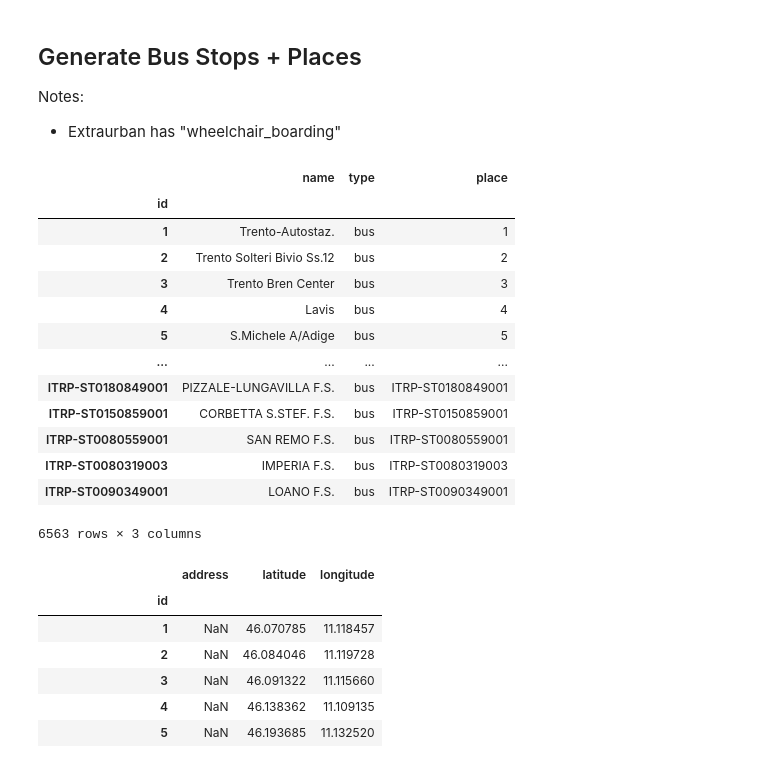
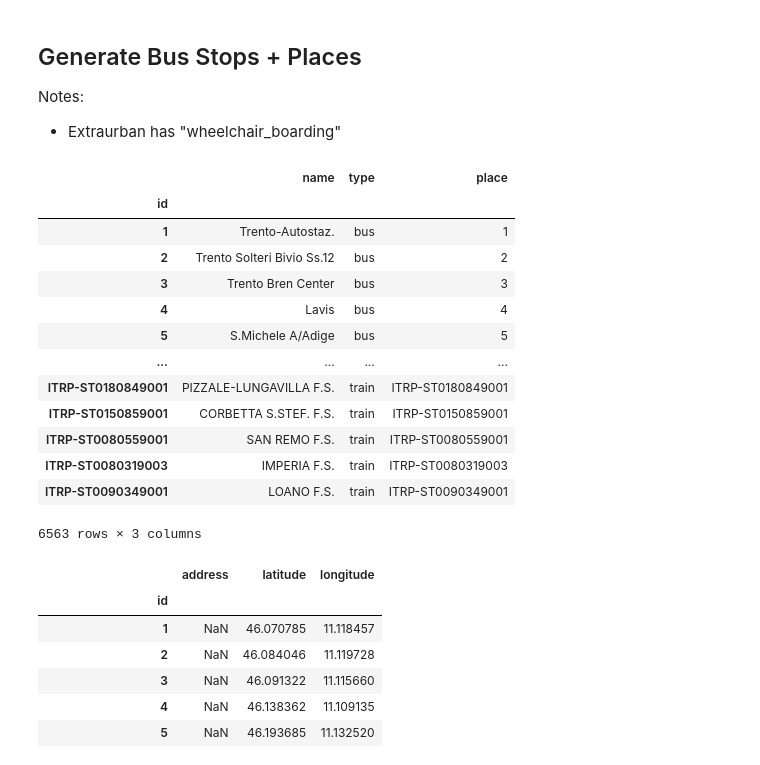
Before and after one commit to ThomasPasquali/Transportation-Education-Facilities, a Jupyter notebook: Phase 2 - Information Gathering/Code Libraries/parser.ipynb, the cells around one changed output. Drawn from its saved outputs; the diff is of its cells as text; code cells hidden in the pictures.

```diff
--- a/Phase 2 - Information Gathering/Code Libraries/parser.ipynb
+++ b/Phase 2 - Information Gathering/Code Libraries/parser.ipynb
@@ -107,11 +109,12 @@ The calendar_dates.txt table explicitly activates or disables service by date.
 # %%
-CALENDAR_EXCEPTIONS_COLS = ['service', 'date', 'type']
+CALENDAR_EXCEPTIONS_COLS = ['date', 'type']
 calendar_exceptions = pd.DataFrame(columns=CALENDAR_EXCEPTIONS_COLS)
 
 for folder in FOLDERS:
   df = DFS[f'{folder}_calendar_dates'].copy()
   # p(df)
-  df.rename(columns={'service_id': 'service', 'exception_type': 'type'}, inplace=True)
+  df.rename(columns={'service_id': 'id', 'exception_type': 'type'}, inplace=True)
+  df.set_index('id', inplace=True)
   calendar_exceptions = pd.concat([calendar_exceptions, df])
 
 # if not calendar_exceptions.index.is_unique:
@@ -145,45 +148,48 @@ PLACES_COLS = ['address', 'latitude', 'longitude']
 places = pd.DataFrame(columns=PLACES_COLS)
 
 STOPS_COLS = ['name', 'type', 'place']
-bus_stops = pd.DataFrame(columns=STOPS_COLS)
+stops = pd.DataFrame(columns=STOPS_COLS)
 
 for folder in FOLDERS:
   df = DFS[f'{folder}_stops'].copy()
   df['stop_id'] = df['stop_id'].astype(str)
   df.drop(columns=['stop_code', 'stop_desc', 'zone_id'], inplace=True, errors='ignore')
   df.rename(columns={'stop_id': 'id'}, inplace=True)
   df['place'] = df['id']
   df.set_index('id', inplace=True)
 
+  stop_type = 'bus'
+  if folder.startswith('trenitalia'):
+    stop_type = 'train'
   df_stops = df[['stop_name', 'place']].copy()
   df_stops.rename(columns={'stop_name': 'name'}, inplace=True)
-  df_stops = df_stops.assign(type='bus')
+  df_stops = df_stops.assign(type=stop_type)
 
   df_places = df[['stop_lat', 'stop_lon']].copy()
   df_places.rename(columns={'stop_lat': 'latitude', 'stop_lon': 'longitude'}, inplace=True)
   # p(df, df_places, df_stops)
 
   places = pd.concat([places.astype(df_places.dtypes), df_places])
-  bus_stops = pd.concat([bus_stops.astype(df_stops.dtypes), df_stops])
+  stops = pd.concat([stops.astype(df_stops.dtypes), df_stops])
 
 places.index.set_names('id', inplace=True)
-bus_stops.index.set_names('id', inplace=True)
+stops.index.set_names('id', inplace=True)
 
-bus_stops
+stops
 # %% [output]
 |  | name | type | place |
 | id |  |  |  |
 | 1 | Trento-Autostaz. | bus | 1 |
 | 2 | Trento Solteri Bivio Ss.12 | bus | 2 |
 | 3 | Trento Bren Center | bus | 3 |
 | 4 | Lavis | bus | 4 |
 | 5 | S.Michele A/Adige | bus | 5 |
 | ... | ... | ... | ... |
-| ITRP-ST0180849001 | PIZZALE-LUNGAVILLA F.S. | bus | ITRP-ST0180849001 |
-| ITRP-ST0150859001 | CORBETTA S.STEF. F.S. | bus | ITRP-ST0150859001 |
-| ITRP-ST0080559001 | SAN REMO F.S. | bus | ITRP-ST0080559001 |
-| ITRP-ST0080319003 | IMPERIA F.S. | bus | ITRP-ST0080319003 |
-| ITRP-ST0090349001 | LOANO F.S. | bus | ITRP-ST0090349001 |
+| ITRP-ST0180849001 | PIZZALE-LUNGAVILLA F.S. | train | ITRP-ST0180849001 |
+| ITRP-ST0150859001 | CORBETTA S.STEF. F.S. | train | ITRP-ST0150859001 |
+| ITRP-ST0080559001 | SAN REMO F.S. | train | ITRP-ST0080559001 |
+| ITRP-ST0080319003 | IMPERIA F.S. | train | ITRP-ST0080319003 |
+| ITRP-ST0090349001 | LOANO F.S. | train | ITRP-ST0090349001 |
 6563 rows × 3 columns
 # %%
 places
```
Also changed, not shown: parts of 9 cells of this notebook.
